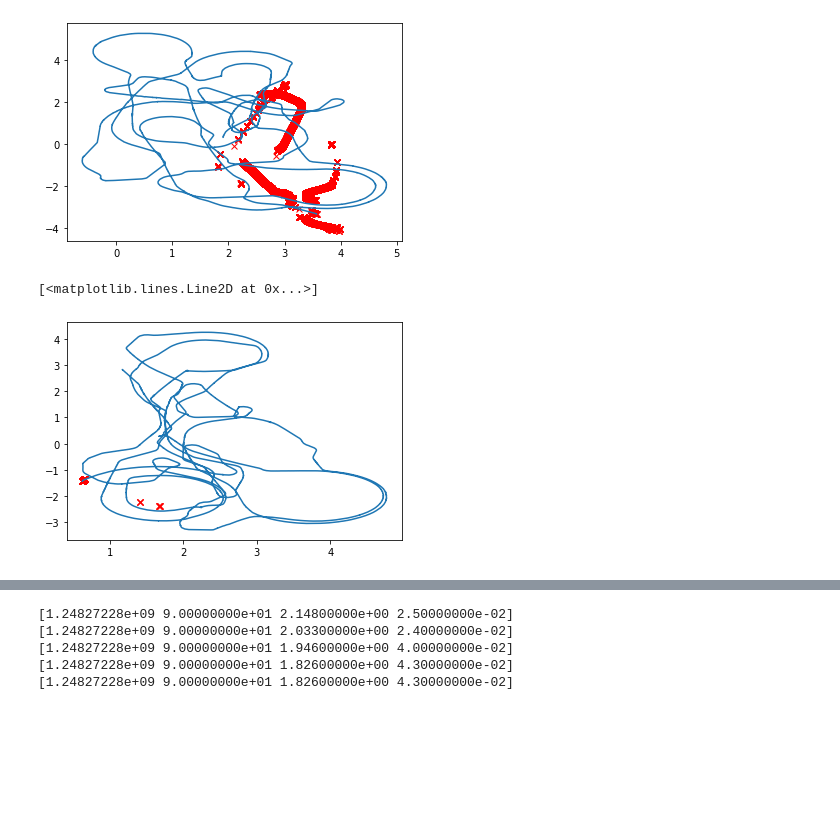
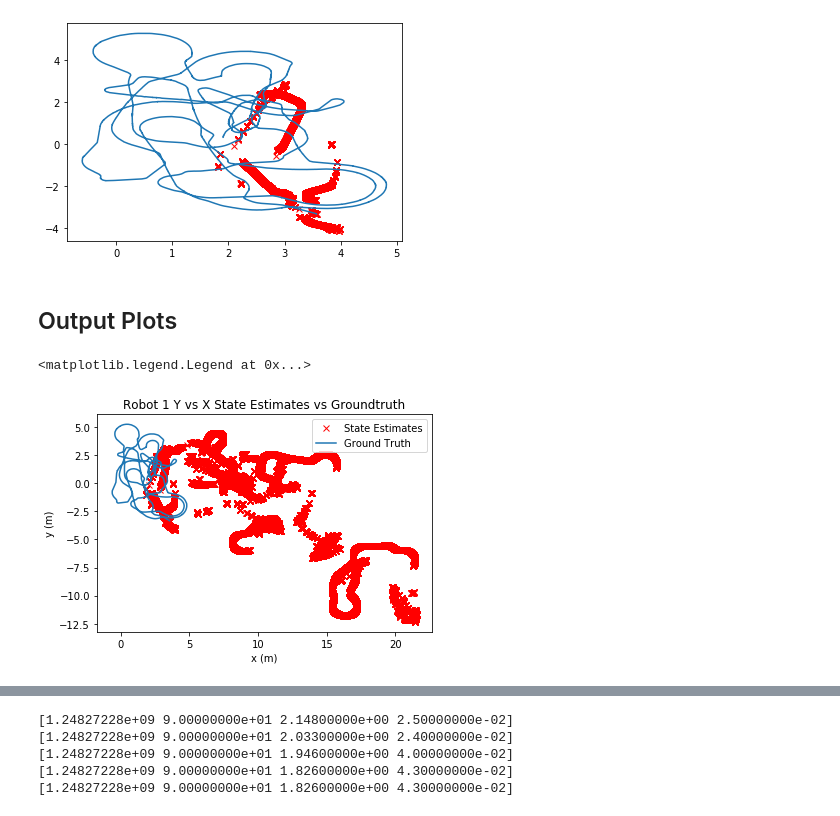
Before and after one commit to clylau/E205_Final_Project, a Jupyter notebook: Final_Project_Code.ipynb, the cells around one changed output, grey strips where cells are left out. Cells and saved outputs as stored; diff of their text form; code cells hidden in the pictures; blank space fills up the shorter version.

Commit message:
added plots

```diff
--- a/Final_Project_Code.ipynb
+++ b/Final_Project_Code.ipynb
@@ -559,10 +559,15 @@ plt.plot(robot1_gt_x, robot1_gt_y)
 # %% [output]
 [<matplotlib.lines.Line2D at 0x...>]
 [figure]
-# %%
-to = 100
-plt.plot(states[1][0][0:to], states[1][1][0:to], "rx")
-plt.plot(robot2_gt_x, robot2_gt_y)
-# %% [output]
-[<matplotlib.lines.Line2D at 0x...>]
-[figure, removed]
+# %% [markdown]
+## Output Plots
+# %%
+plt.plot(states[0][0], states[0][1], "rx")
+plt.plot(robot1_gt_x, robot1_gt_y)
+plt.title("Robot 1 Y vs X State Estimates vs Groundtruth")
+plt.xlabel("x (m)")
+plt.ylabel("y (m)")
+plt.legend(["State Estimates", "Ground Truth"])
+# %% [output]
+<matplotlib.legend.Legend at 0x...>
+[figure, added]
```
Also changed, not shown: parts of 7 cells of this notebook.
